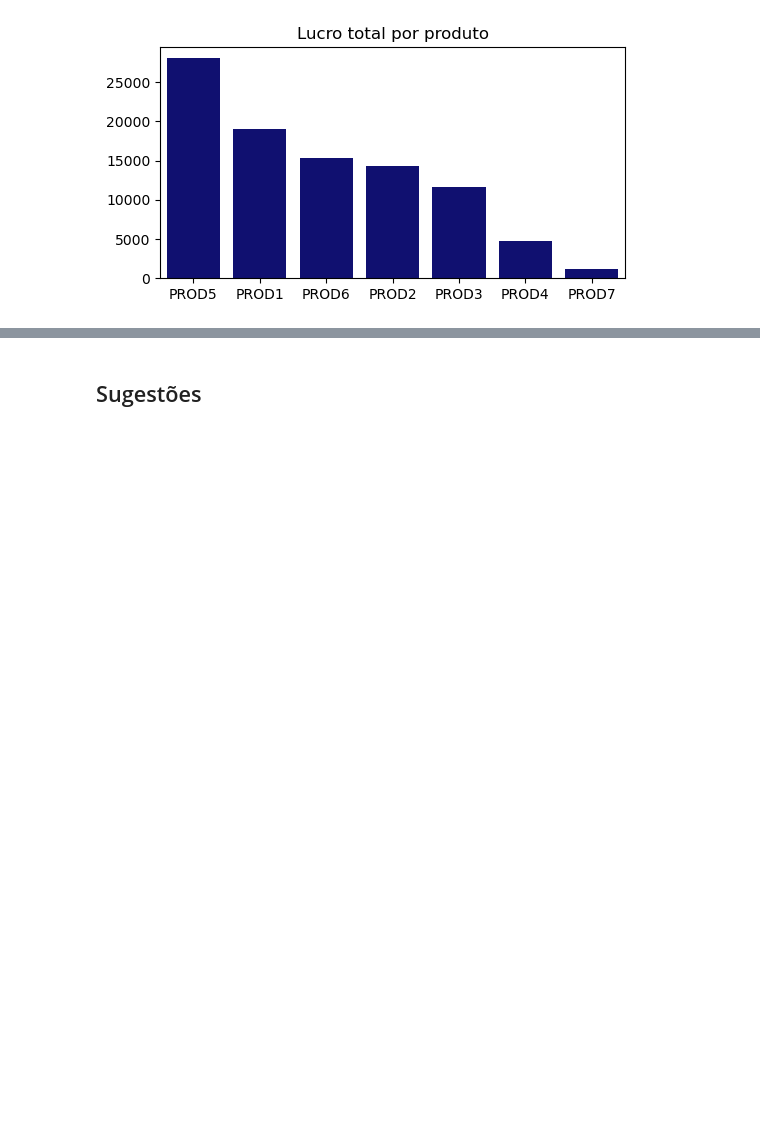
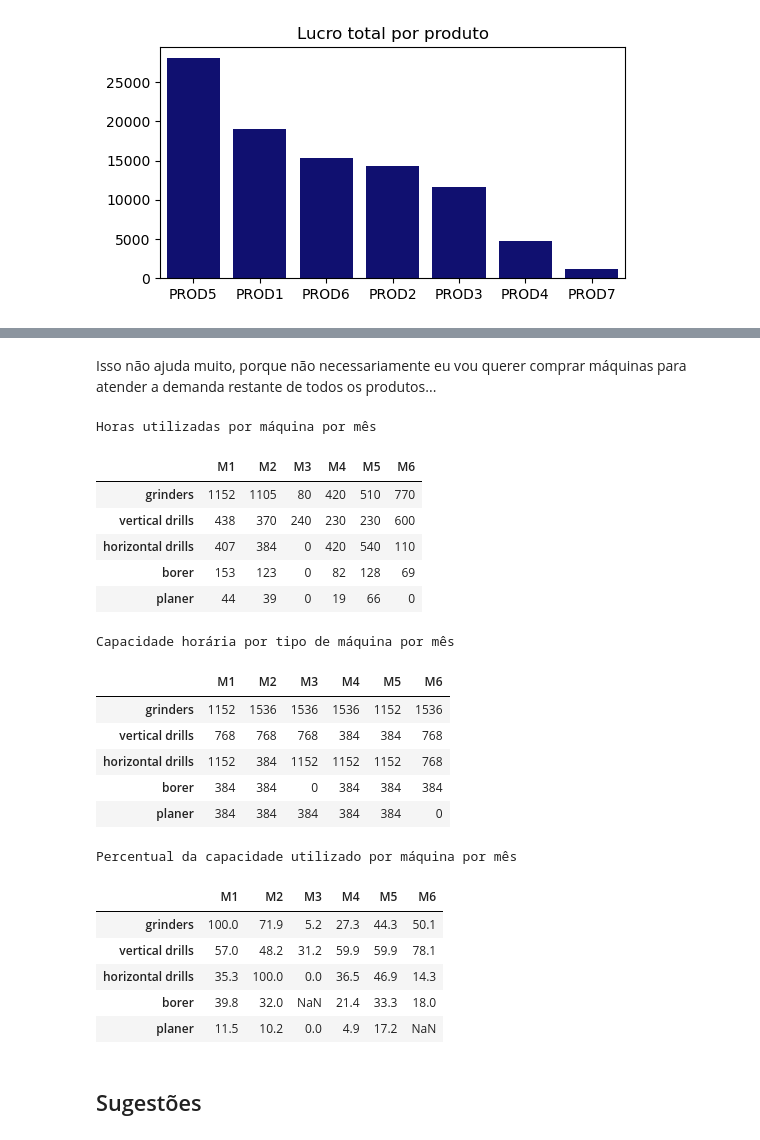
Before and after one commit to gdcs92/optimization-case-studies, a Jupyter notebook: ex_12_3_factory_planning_1/factory_planning_1-analise_posterior.ipynb, the cells around one changed output, grey strips where cells are left out. Saved outputs shown, nothing was run; the diff lists cells and outputs as text; code cells hidden in the pictures; blank space fills up the shorter version.

```diff
--- a/ex_12_3_factory_planning_1/factory_planning_1-analise_posterior.ipynb
+++ b/ex_12_3_factory_planning_1/factory_planning_1-analise_posterior.ipynb
@@ -345,3 +395,49 @@ plt.show()
+# %% [markdown]
+Isso não ajuda muito, porque não necessariamente eu vou querer comprar máquinas
+para atender a demanda restante de todos os produtos...
+# %%
+from math import ceil
+
+monthly_machine_hours = (
+    production_hours_per_unit.T @ monthly_production
+).applymap(ceil)
+
+print("Horas utilizadas por máquina por mês")
+display(monthly_machine_hours)
+
+print()
+print("Capacidade horária por tipo de máquina por mês")
+display(monthly_machine_capacity)
+
+print()
+monthly_machine_percentages = (
+    100*monthly_machine_hours.div(monthly_machine_capacity)
+).round(1)
+
+print("Percentual da capacidade utilizado por máquina por mês")
+display(monthly_machine_percentages)
+# %% [output]
+Horas utilizadas por máquina por mês
+|  | M1 | M2 | M3 | M4 | M5 | M6 |
+| grinders | 1152 | 1105 | 80 | 420 | 510 | 770 |
+| vertical drills | 438 | 370 | 240 | 230 | 230 | 600 |
+| horizontal drills | 407 | 384 | 0 | 420 | 540 | 110 |
+| borer | 153 | 123 | 0 | 82 | 128 | 69 |
+| planer | 44 | 39 | 0 | 19 | 66 | 0 |
+Capacidade horária por tipo de máquina por mês
+|  | M1 | M2 | M3 | M4 | M5 | M6 |
+| grinders | 1152 | 1536 | 1536 | 1536 | 1152 | 1536 |
+| vertical drills | 768 | 768 | 768 | 384 | 384 | 768 |
+| horizontal drills | 1152 | 384 | 1152 | 1152 | 1152 | 768 |
+| borer | 384 | 384 | 0 | 384 | 384 | 384 |
+| planer | 384 | 384 | 384 | 384 | 384 | 0 |
+Percentual da capacidade utilizado por máquina por mês
+|  | M1 | M2 | M3 | M4 | M5 | M6 |
+| grinders | 100.0 | 71.9 | 5.2 | 27.3 | 44.3 | 50.1 |
+| vertical drills | 57.0 | 48.2 | 31.2 | 59.9 | 59.9 | 78.1 |
+| horizontal drills | 35.3 | 100.0 | 0.0 | 36.5 | 46.9 | 14.3 |
+| borer | 39.8 | 32.0 | NaN | 21.4 | 33.3 | 18.0 |
+| planer | 11.5 | 10.2 | 0.0 | 4.9 | 17.2 | NaN |
 # %% [markdown]
 ## Sugestões
 # %% [markdown]
```
Also changed, not shown: parts of 6 cells of this notebook.
